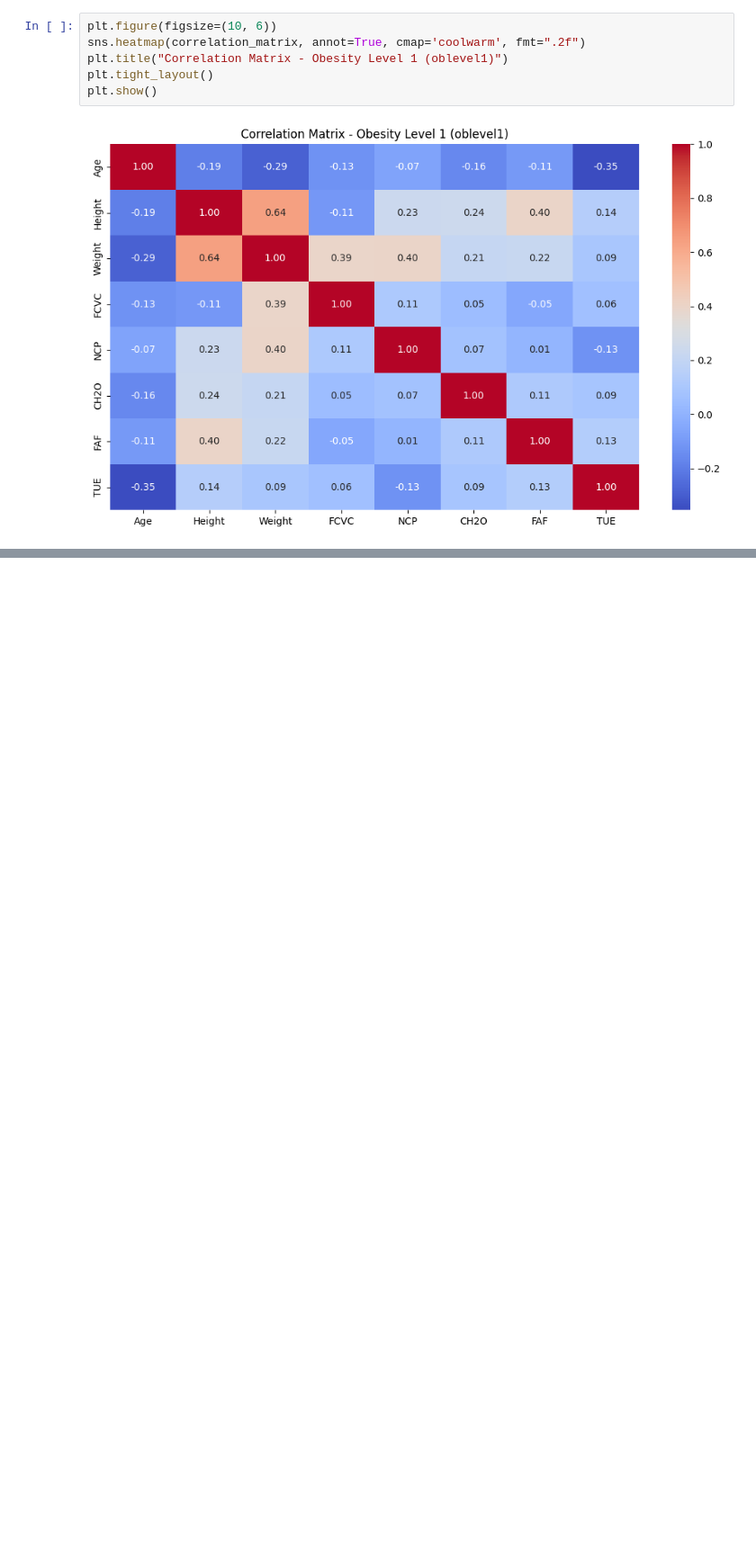
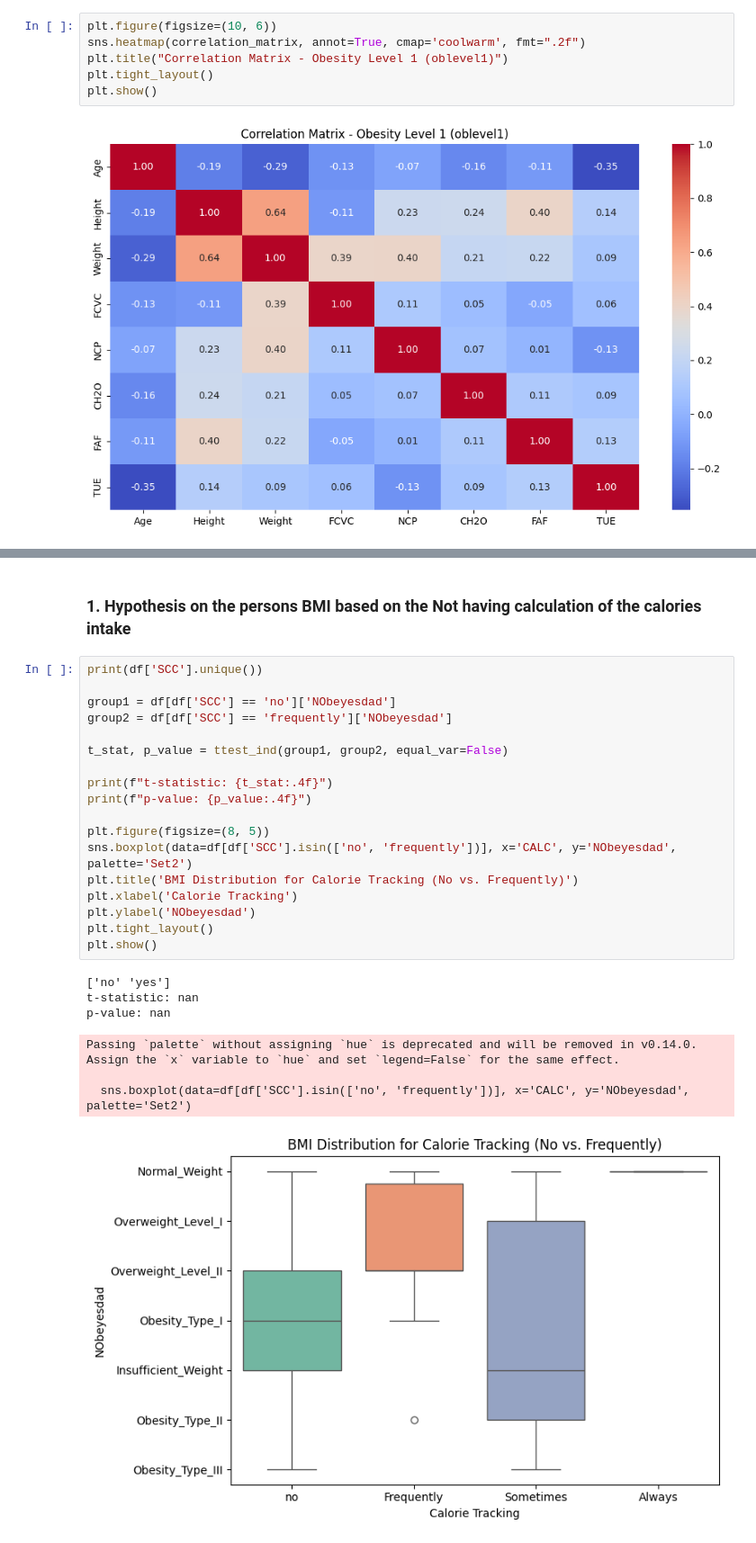
Before and after one commit to lalithavemalapalli/data_science, a Jupyter notebook: hypothesis/analysis.ipynb, the cells around one changed output, grey strips where cells are left out. Shown at 90% size. Saved outputs shown, nothing was run; the diff lists cells and outputs as text; blank space fills up the shorter version.

```diff
--- a/hypothesis/analysis.ipynb
+++ b/hypothesis/analysis.ipynb
@@ -504,0 +447,28 @@ TUE     1.000000
+# %% [markdown]
+### 1. Hypothesis on the persons BMI based on the Not having calculation of the calories intake
+# %%
+print(df['SCC'].unique())
+
+group1 = df[df['SCC'] == 'no']['NObeyesdad']
+group2 = df[df['SCC'] == 'frequently']['NObeyesdad']
+
+t_stat, p_value = ttest_ind(group1, group2, equal_var=False)
+
+print(f"t-statistic: {t_stat:.4f}")
+print(f"p-value: {p_value:.4f}")
+
+plt.figure(figsize=(8, 5))
+sns.boxplot(data=df[df['SCC'].isin(['no', 'frequently'])], x='CALC', y='NObeyesdad', palette='Set2')
+plt.title('BMI Distribution for Calorie Tracking (No vs. Frequently)')
+plt.xlabel('Calorie Tracking')
+plt.ylabel('NObeyesdad')
+plt.tight_layout()
+plt.show()
+# %% [output]
+['no' 'yes']
+t-statistic: nan
+p-value: nan
+Passing `palette` without assigning `hue` is deprecated and will be removed in v0.14.0. Assign the `x` variable to `hue` and set `legend=False` for the same effect.
+
+  sns.boxplot(data=df[df['SCC'].isin(['no', 'frequently'])], x='CALC', y='NObeyesdad', palette='Set2')
+[figure, added]
```
Also changed, not shown: parts of 58 cells of this notebook, 1 other file.
